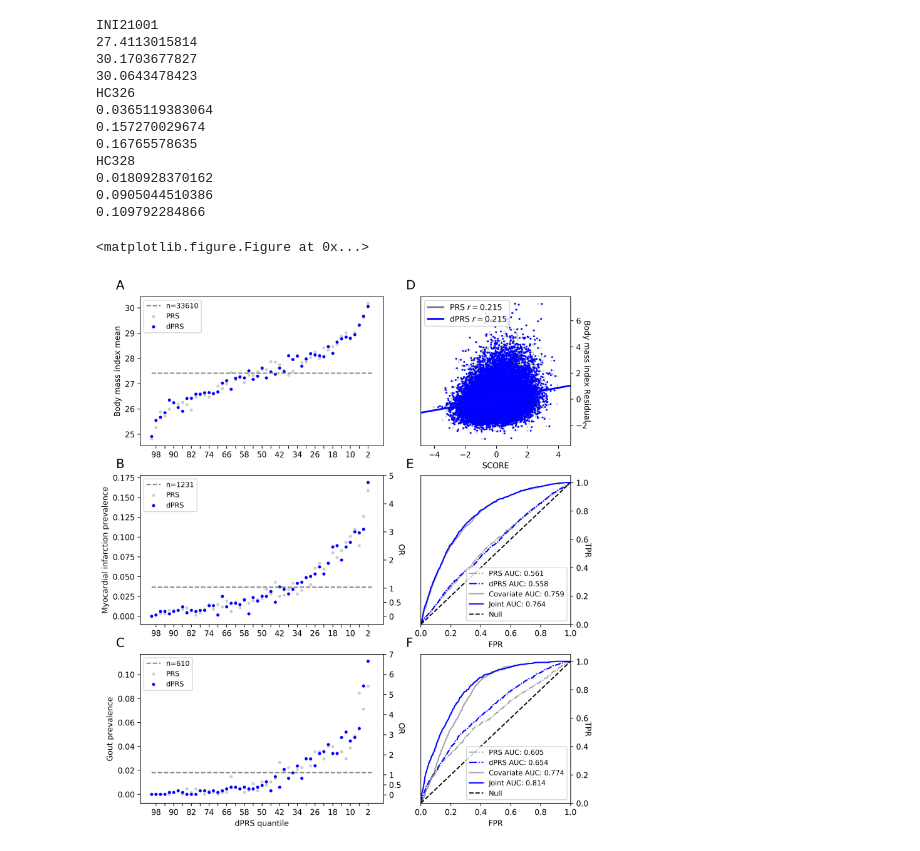
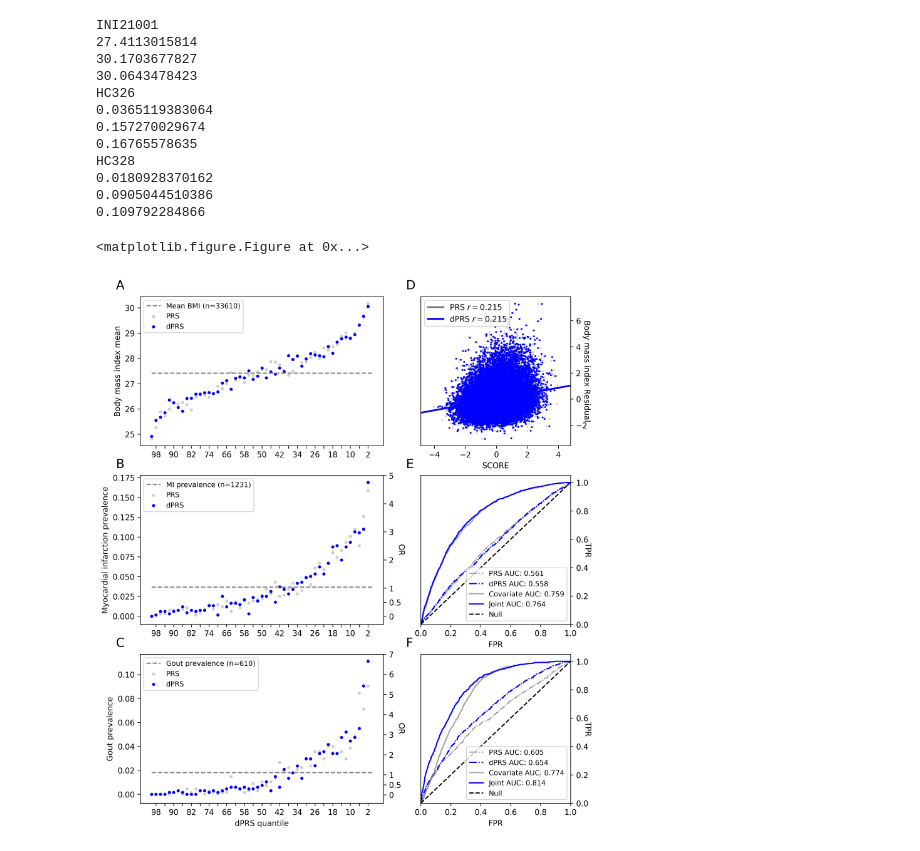
Before and after one commit to rivas-lab/degas-risk, a Jupyter notebook: figures/Figure2-Model-Performance.ipynb, the cells around one changed output. Saved outputs shown, nothing was run; the diff lists cells and outputs as text; code cells hidden in the pictures.

Commit message:
updated figure 2 legends

```diff
--- a/figures/Figure2-Model-Performance.ipynb
+++ b/figures/Figure2-Model-Performance.ipynb
@@ -38,9 +38,8 @@ with open('/oak/stanford/groups/mrivas/users/magu/repos/rivas-lab/ukbb-tools/05_
 
 # program some special cases
 code_to_name['INI21001'] = 'Body mass index'
-code_to_name['HC294'] = 'Renal failure'
 code_to_name['HC326'] = 'Myocardial infarction'
-code_to_name['INI10030880'] = 'Serum urate'
+short={'INI21001':'BMI', 'HC326':'MI', 'HC328':'Gout'}
 # %%
 width = 2
 # initialize plot objects
@@ -127,7 +126,8 @@ for i,phe_code in enumerate(phe_codes):
     plots[2*i].set_xticks(np.arange(1,nq+1,2))
     plots[2*i].set_xticklabels([int(100*q/nq) if q%4==1 else '' for q in reversed(range(1,nq+1,2))])
     plots[2*i].plot([0,nq],[df[phe_code].mean(),df[phe_code].mean()],'--',color='grey')
-    plots[2*i].legend(['n={}'.format(int(df[phe_code].sum()) if is_bin else df.shape[0])]+['PRS','dPRS'],
+    plots[2*i].legend(['{0} (n={1})'.format(short[phe_code]+' prevalence' if is_bin else 'Mean '+short[phe_code],
+                                            int(df[phe_code].sum()) if is_bin else df.shape[0])]+['PRS','dPRS'],
                        loc=2, fontsize=9)
     plots[2*i].text(-0.1, 1.05, chr((i%len(phe_codes))+65),
                     fontsize=16, transform=plots[2*i].transAxes)
@@ -140,31 +140,31 @@ for i,phe_code in enumerate(phe_codes):
         y_or.set_yticks([(o*df[phe_code].mean()-b)/m for o in [0,0.5,1,2,3,4,5,6,7,8,9]
                           if df.iloc[-(n/nq):,:][phe_code].mean() > (o-1)*df[phe_code].mean()])
         y_or.set_yticklabels(map(lambda s:str(s),
                                  filter(lambda o: df.iloc[-(n/nq):][phe_code].mean() > (o-1)*df[phe_code].mean(),
                                         [0,0.5,1,2,3,4,5,6,7,8,9])))
         y_or.set_ylabel('OR',rotation=270)
     plots[(2*i)+1].yaxis.tick_right()
     plots[(2*i)+1].yaxis.set_label_position("right")
     # add x-axis labels at the very end
     if i==len(phe_codes)-1:
         plots[(2*i)].set_xlabel('dPRS quantile')
     else:
         plots[(2*i)].set_xlabel('')
 
 plt.show()
 fig.savefig("pdfs/fig2.pdf", bbox_inches='tight')
 # %% [output]
 INI21001
 27.4113015814
 30.1703677827
 30.0643478423
 HC326
 0.0365119383064
 0.157270029674
 0.16765578635
 HC328
 0.0180928370162
 0.0905044510386
 0.109792284866
 <matplotlib.figure.Figure at 0x...>
-[figure, old version]
+[figure, new version]
```
Also changed, not shown: 1 other file.
